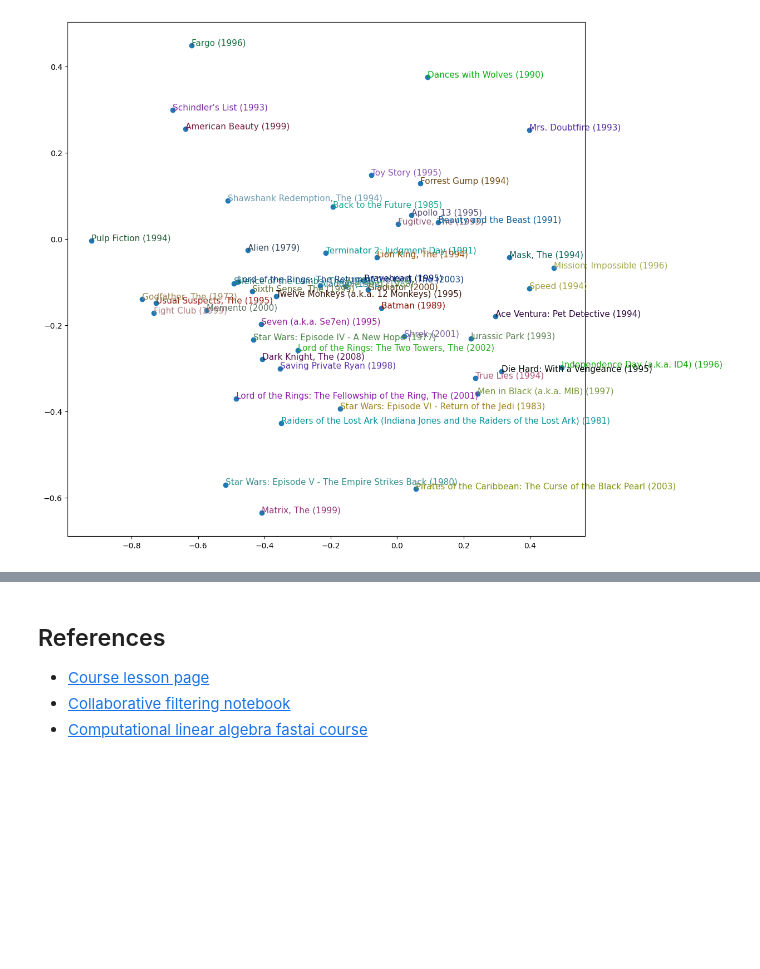
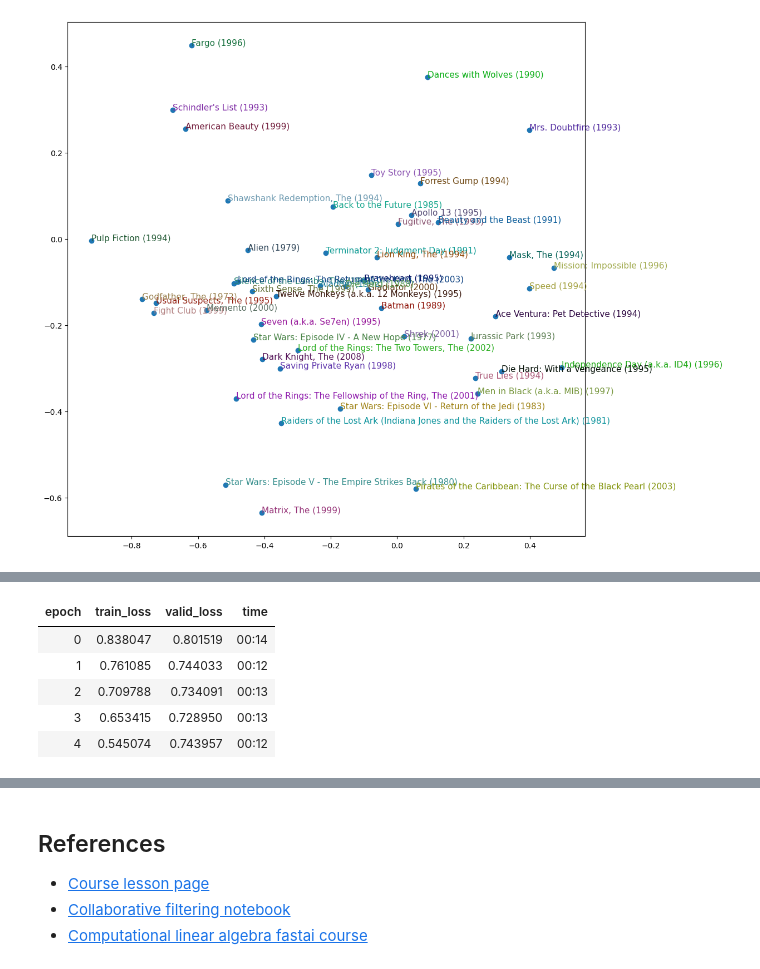
Before and after one commit to gjohl/gjohl.github.io, a Jupyter notebook: posts/ml/fastai/lesson7/lesson.ipynb, the cells around one changed output, grey strips where cells are left out. Cells and saved outputs as stored; diff of their text form; code cells hidden in the pictures; blank space fills up the shorter version.

```diff
--- a/posts/ml/fastai/lesson7/lesson.ipynb
+++ b/posts/ml/fastai/lesson7/lesson.ipynb
@@ -417,0 +520,10 @@ We can repeat the same exercise using the collaborative filter from the fastai l
+# %%
+learn_nn_fast = collab_learner(dls, use_nn=True, y_range=(0, 5.5), layers=[100, 50])
+learn_nn_fast.fit_one_cycle(num_epochs, max_learning_rate, wd=weight_decay)
+# %% [output]
+| epoch | train_loss | valid_loss | time |
+| 0 | 0.838047 | 0.801519 | 00:14 |
+| 1 | 0.761085 | 0.744033 | 00:12 |
+| 2 | 0.709788 | 0.734091 | 00:13 |
+| 3 | 0.653415 | 0.728950 | 00:13 |
+| 4 | 0.545074 | 0.743957 | 00:12 |
```
Also changed, not shown: parts of 17 cells of this notebook, 4 other files.
